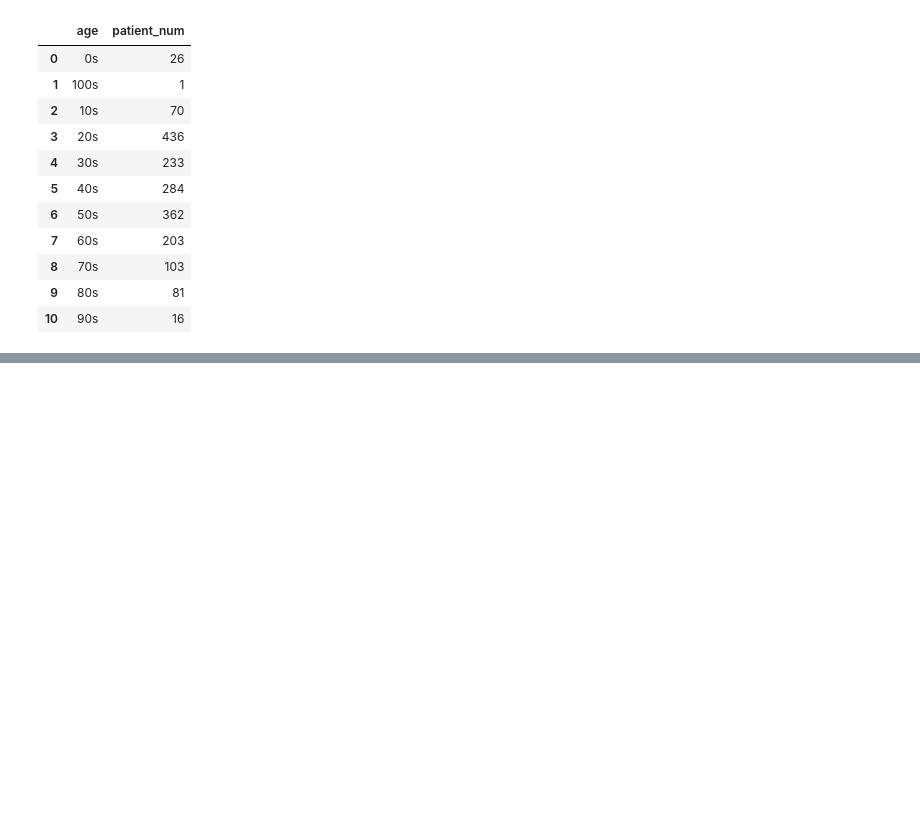
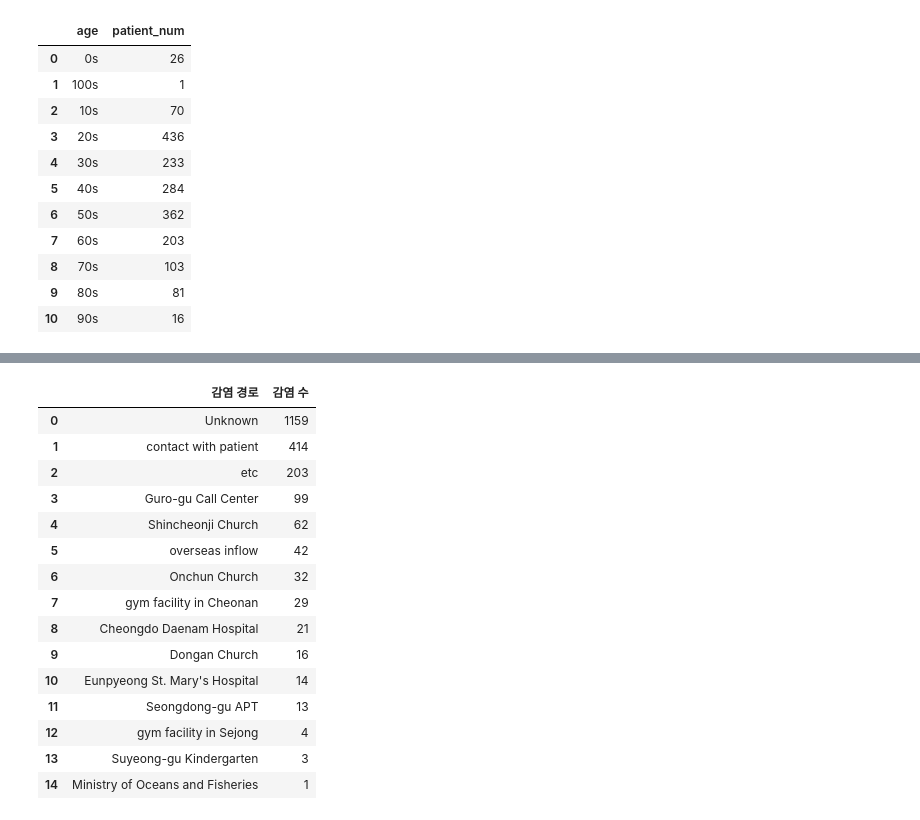
Before and after one commit to young-hun-jo/DataAnalysis, a Jupyter notebook: Covid19_SouthKorea.ipynb, the cells around one changed output, grey strips where cells are left out. Saved outputs shown, nothing was run; the diff lists cells and outputs as text; code cells hidden in the pictures; blank space fills up the shorter version.

```diff
--- a/Covid19_SouthKorea.ipynb
+++ b/Covid19_SouthKorea.ipynb
@@ -317,0 +474,22 @@ The iterable function was deprecated in Matplotlib 3.1 and will be removed in 3.
+# %%
+infection = pd.DataFrame(data['infection_case'].value_counts())
+infection = infection.reset_index()
+infection.columns = ['감염 경로', '감염 수']
+infection
+# %% [output]
+|  | 감염 경로 | 감염 수 |
+| 0 | Unknown | 1159 |
+| 1 | contact with patient | 414 |
+| 2 | etc | 203 |
+| 3 | Guro-gu Call Center | 99 |
+| 4 | Shincheonji Church | 62 |
+| 5 | overseas inflow | 42 |
+| 6 | Onchun Church | 32 |
+| 7 | gym facility in Cheonan | 29 |
+| 8 | Cheongdo Daenam Hospital | 21 |
+| 9 | Dongan Church | 16 |
+| 10 | Eunpyeong St. Mary's Hospital | 14 |
+| 11 | Seongdong-gu APT | 13 |
+| 12 | gym facility in Sejong | 4 |
+| 13 | Suyeong-gu Kindergarten | 3 |
+| 14 | Ministry of Oceans and Fisheries | 1 |
```
Also changed, not shown: parts of 24 cells of this notebook.
